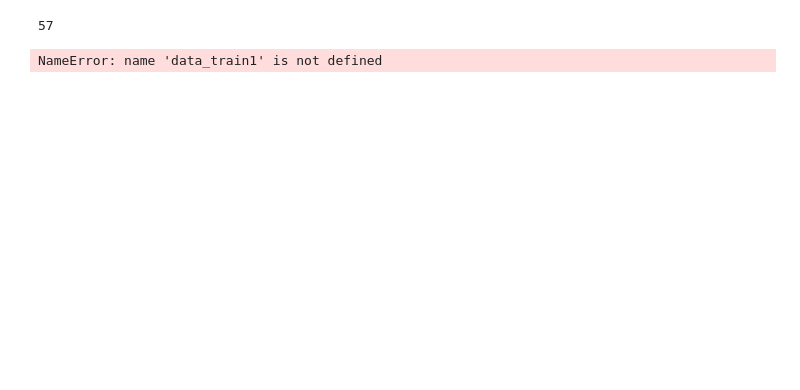
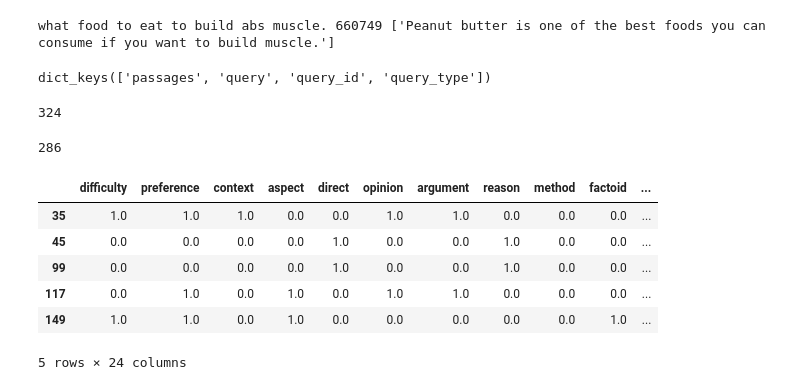
Before and after one commit to alebondarenko/comparely, a Jupyter notebook: datasets/marco_data/parse-marco.ipynb, the cells around one changed output. Saved outputs shown, nothing was run; the diff lists cells and outputs as text; code cells hidden in the pictures; blank space fills up the shorter version.

```diff
--- a/datasets/marco_data/parse-marco.ipynb
+++ b/datasets/marco_data/parse-marco.ipynb
@@ -18,18 +19,37 @@ with gzip.GzipFile('dev_v2.1.json.gz', 'r') as fin:
+# %%
+for query, qid, wellFormedAnswers in zip(list(data['query'].values()), list(data['query_id'].values()), list(data['wellFormedAnswers'].values())):
+    if 'what food to eat to build abs muscle.' in query:
+        print(query, qid, wellFormedAnswers)
+# %% [output]
+what food to eat to build abs muscle. 660749 ['Peanut butter is one of the best foods you can consume if you want to build muscle.']
+# %%
+data_eval.keys()
+# %% [output]
+dict_keys(['passages', 'query', 'query_id', 'query_type'])
 # %%
 import pandas as pd
 final_df = pd.DataFrame(columns=['question', 'short_answ', 'long_answ', 'explanation'])
 # %%
 c=0
 
+def is_qwestion_comparative(qwestion):
+    for elem in [' vs ', ' than ', ' better ', ' easier ', ' faster ', ' nicer ', ' wiser ', ' cooler ', ' decent ',' safer ', ' superior ', ' solid ', ' terrific ', ' worse ', ' harder ', ' slower ', ' poorly ', ' uglier ', ' poorer ', ' lousy ', ' nastier ', ' inferior ', ' mediocre ']:
+        if elem in qwestion:
+            return True
+    return False
+
 for ds in [data_train, data_dev]:
     data = ds
-    for item in list(zip(list(data['query'].values()), data['answers'].values(),
+    for item in list(zip(data['query'].values(), data['answers'].values(),
                          data['wellFormedAnswers'].values(), data['passages'].values())):
-        if 'better' in item[0] and item[2] != '[]': ### search for better in queries (the whole query can be used instead)
+        if is_qwestion_comparative(item[0]) and item[2] != '[]': ### search for better in queries (the whole query can be used instead)
             #print(item[0], item[1], item[2])
             #for passage in item[3]:
                 #if passage['is_selected'] == 1: print(passage)
-            final_df = final_df.append({'question':item[0], 'short_answ':item[1], 'long_answ':item[2], 'explanation':item[3]}, ignore_index=True)
+            #print (type(item[3]), item[3])
+            if ('because'  in item[2] or ' as ' in item[2]):
+                print (item[2])
+            final_df = final_df.append({'question':item[0], 'short_answ':item[1], 'long_answ':item[2], 'explanation':item[3][0]['passage_text']}, ignore_index=True)
             #print('-----------')
             c+=1
 print(c)
@@ -38,8 +58,22 @@ print(c)
 
 del data_train
 del data_dev
-del data_train1
-del data_dev1
+del data_eval
 # %% [output]
-57
+324
-NameError: name 'data_train1' is not defined
+# %%
+import pandas as pd
+
+df = pd.read_csv('marco-questions-annotated.csv', sep ='\t', error_bad_lines=False)
+df = df[df['comp'] == 1]
+print (len(df))
+df.head()
+# %% [output]
+286
+|  | difficulty | preference | context | aspect | direct | opinion | argument | reason | method | factoid | ... |
+| 35 | 1.0 | 1.0 | 1.0 | 0.0 | 0.0 | 1.0 | 1.0 | 0.0 | 0.0 | 0.0 | ... |
+| 45 | 0.0 | 0.0 | 0.0 | 0.0 | 1.0 | 0.0 | 0.0 | 1.0 | 0.0 | 0.0 | ... |
+| 99 | 0.0 | 0.0 | 0.0 | 0.0 | 1.0 | 0.0 | 0.0 | 1.0 | 0.0 | 0.0 | ... |
+| 117 | 0.0 | 1.0 | 0.0 | 1.0 | 0.0 | 1.0 | 1.0 | 0.0 | 0.0 | 0.0 | ... |
+| 149 | 1.0 | 1.0 | 0.0 | 1.0 | 0.0 | 0.0 | 0.0 | 0.0 | 0.0 | 1.0 | ... |
+5 rows × 24 columns
```
Also changed, not shown: parts of 18 cells of this notebook, 3 other files.
